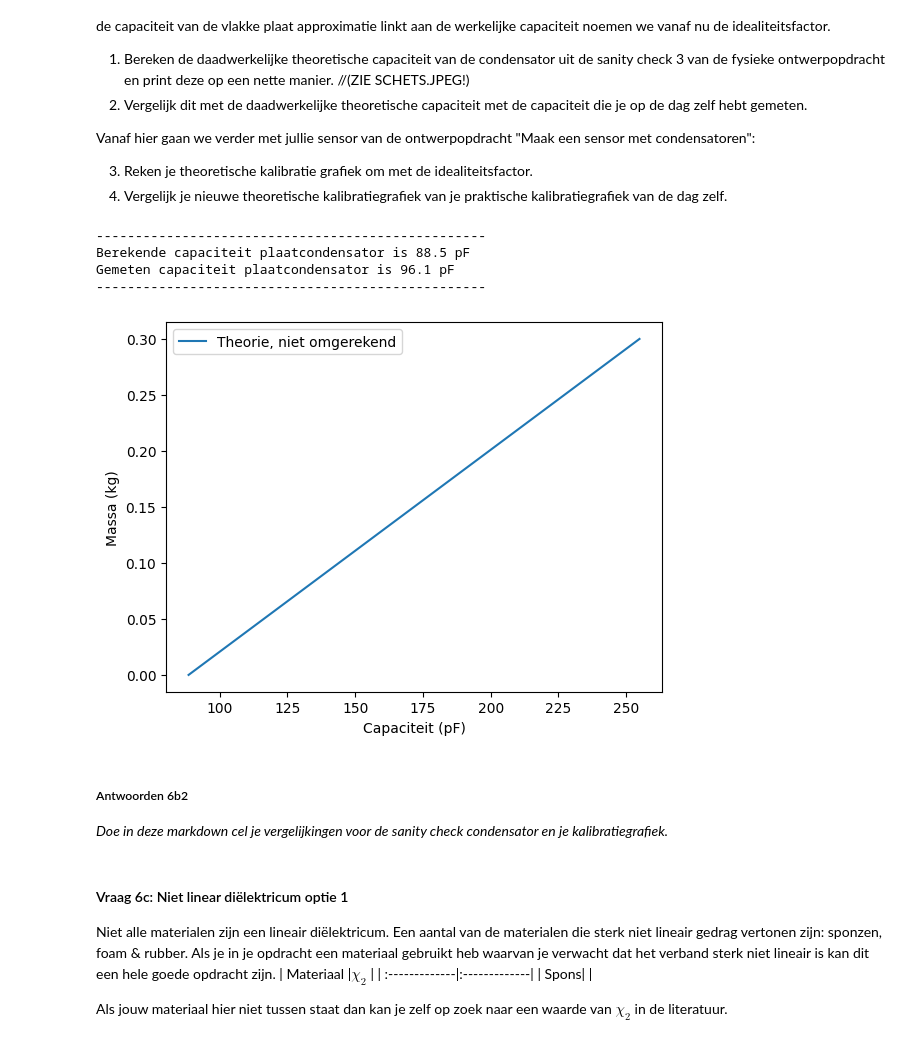
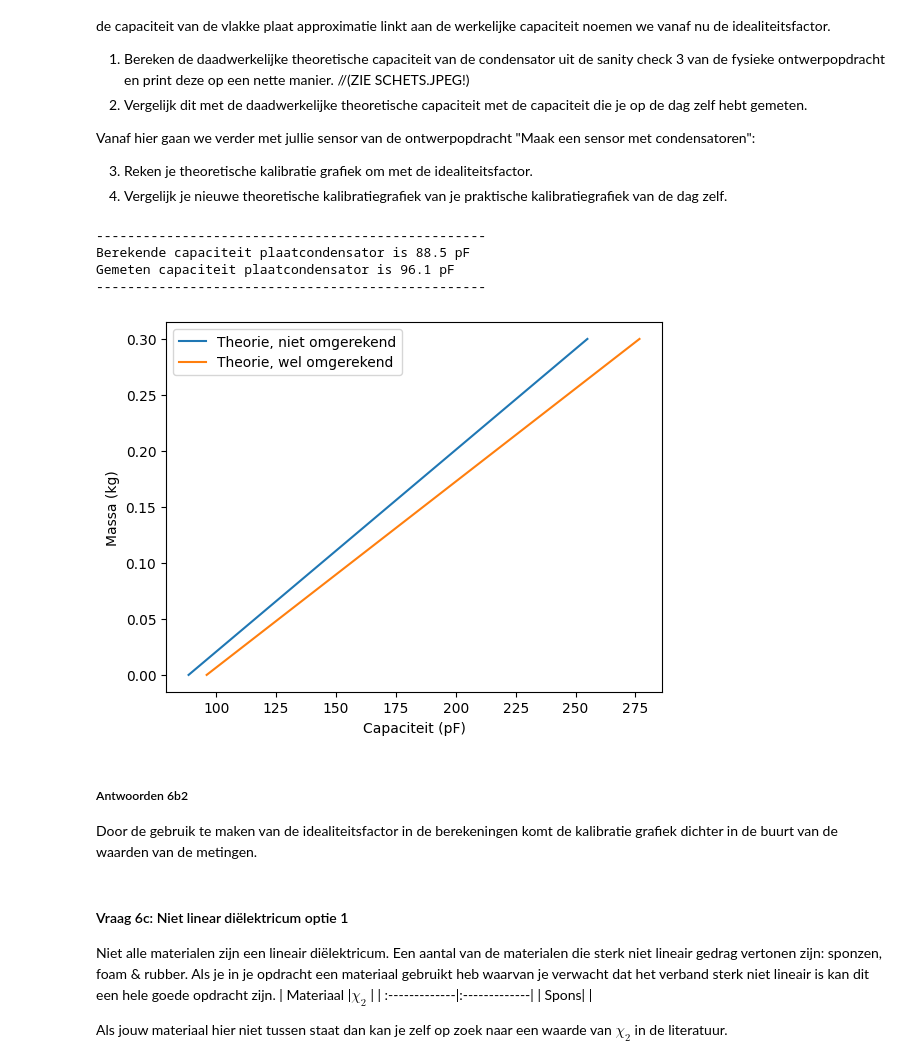
Before and after one commit to florisdekker148-bit/Floris-opdrachten-DEF-D, a Jupyter notebook: DigitaleOntwerpopdrachten/1CondensatorOpdracht/CondensatorOntwerpopdracht.ipynb, the cells around one changed output. Saved outputs shown, nothing was run; the diff lists cells and outputs as text; code cells hidden in the pictures.

```diff
--- a/DigitaleOntwerpopdrachten/1CondensatorOpdracht/CondensatorOntwerpopdracht.ipynb
+++ b/DigitaleOntwerpopdrachten/1CondensatorOpdracht/CondensatorOntwerpopdracht.ipynb
@@ -888,39 +884,44 @@ gefitte_veerconstante = 224.27
 
 
 #THEORIE
 def C_meting_theorie(m, veerconstante):
     u = ((m) * g)/(-veerconstante)
     C = epsilon_0 * (10 * u * epsilon_lucht + (1-10 * u * epsilon_plaat)) * (A / d)
     return C
 
 #OMREKENEN MET IDEALITEITSFACTOR
+idealiteitsfactor = gemeten_C / theoretische_C
 
+def C_meting_theorie_gecorrigeerd(m, veerconstante):
+    return idealiteitsfactor * C_meting_theorie(m, veerconstante)
 
 
 #PRAKTIJK
 metingen_m_array = np.array([0,103,113.6,128.1,154,165,219.7,233.3])*1e-3
 metingen_f_array = np.array([127.2,87.1,75.8,69.2,59.5,57.1,52.6,52.1])*1e-12
 
 
 #PLOTTEN
 plt.figure()
 plt.plot(C_meting_theorie(m_waardes_voor_plot, gefitte_veerconstante)*1e12,
          m_waardes_voor_plot, label="Theorie, niet omgerekend")
-#plt.plot(HIER DE NIEUWE PLOT, label="Theorie, wel omgerekend")
+plt.plot(C_meting_theorie_gecorrigeerd(m_waardes_voor_plot, gefitte_veerconstante)*1e12,
+         m_waardes_voor_plot,
+         label="Theorie, wel omgerekend")
 plt.xlabel("Capaciteit (pF)")
 plt.ylabel("Massa (kg)")
 plt.legend()
 plt.show()
 # %% [output]
 --------------------------------------------------
 Berekende capaciteit plaatcondensator is 88.5 pF
 Gemeten capaciteit plaatcondensator is 96.1 pF
 --------------------------------------------------
-[figure, old version]
+[figure, new version]
 # %% [markdown]
 ##### Antwoorden 6b2
 
-*Doe in deze markdown cel je vergelijkingen voor de sanity check condensator en je kalibratiegrafiek.*
+Door de gebruik te maken van de idealiteitsfactor in de berekeningen komt de kalibratie grafiek dichter in de buurt van de waarden van de metingen.
 # %% [markdown]
 #### Vraag 6c: Niet linear diëlektricum optie 1
 
```
Also changed, not shown: parts of 3 cells of this notebook.
